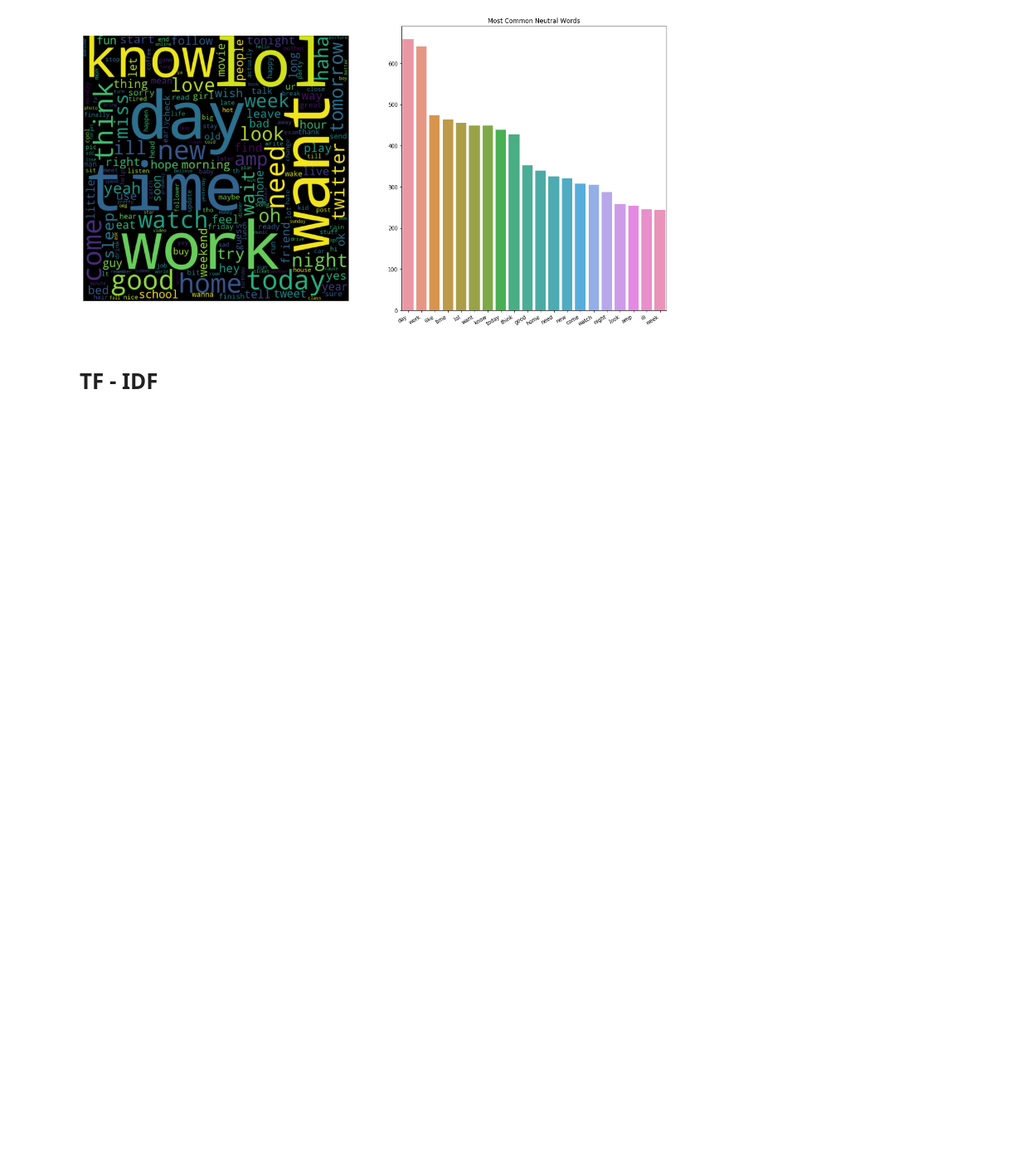
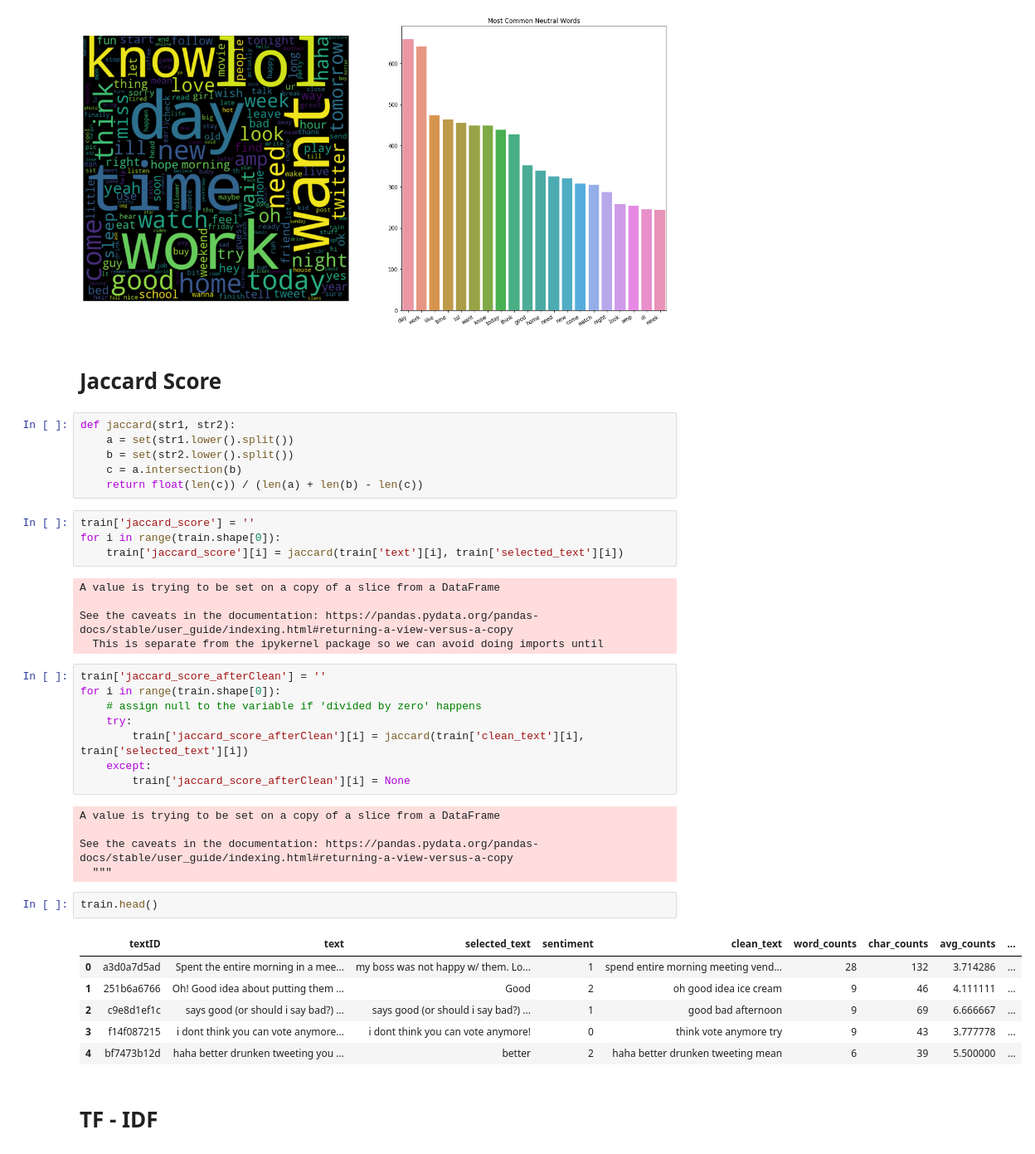
Before and after one commit to FreedomVAce/Tweet_Sentiment_Extraction, a Jupyter notebook: tweet_sentiment_extraction.ipynb, the cells around one changed output. Shown at 83% size. Saved outputs shown, nothing was run; the diff lists cells and outputs as text; blank space fills up the shorter version.

```diff
--- a/tweet_sentiment_extraction.ipynb
+++ b/tweet_sentiment_extraction.ipynb
@@ -293,6 +293,45 @@ plt.xticks(rotation=30, ha='right')
 plt.show()
 # %% [output]
 [figure]
+# %% [markdown]
+# Jaccard Score
+# %%
+def jaccard(str1, str2):
+    a = set(str1.lower().split())
+    b = set(str2.lower().split())
+    c = a.intersection(b)
+    return float(len(c)) / (len(a) + len(b) - len(c))
+# %%
+train['jaccard_score'] = ''
+for i in range(train.shape[0]):
+    train['jaccard_score'][i] = jaccard(train['text'][i], train['selected_text'][i])
+# %% [output]
+A value is trying to be set on a copy of a slice from a DataFrame
+
+See the caveats in the documentation: https://pandas.pydata.org/pandas-docs/stable/user_guide/indexing.html#returning-a-view-versus-a-copy
+  This is separate from the ipykernel package so we can avoid doing imports until
+# %%
+train['jaccard_score_afterClean'] = ''
+for i in range(train.shape[0]):
+    # assign null to the variable if 'divided by zero' happens
+    try:
+        train['jaccard_score_afterClean'][i] = jaccard(train['clean_text'][i], train['selected_text'][i])
+    except:
+        train['jaccard_score_afterClean'][i] = None
+# %% [output]
+A value is trying to be set on a copy of a slice from a DataFrame
+
+See the caveats in the documentation: https://pandas.pydata.org/pandas-docs/stable/user_guide/indexing.html#returning-a-view-versus-a-copy
+  """
+# %%
+train.head()
+# %% [output]
+|  | textID | text | selected_text | sentiment | clean_text | word_counts | char_counts | avg_counts | ... |
+| 0 | a3d0a7d5ad | Spent the entire morning in a mee... | my boss was not happy w/ them. Lo... | 1 | spend entire morning meeting vend... | 28 | 132 | 3.714286 | ... |
+| 1 | 251b6a6766 | Oh! Good idea about putting them ... | Good | 2 | oh good idea ice cream | 9 | 46 | 4.111111 | ... |
+| 2 | c9e8d1ef1c | says good (or should i say bad?) ... | says good (or should i say bad?) ... | 1 | good bad afternoon | 9 | 69 | 6.666667 | ... |
+| 3 | f14f087215 | i dont think you can vote anymore... | i dont think you can vote anymore! | 0 | think vote anymore try | 9 | 43 | 3.777778 | ... |
+| 4 | bf7473b12d | haha better drunken tweeting you ... | better | 2 | haha better drunken tweeting mean | 6 | 39 | 5.500000 | ... |
 # %% [markdown]
 # TF - IDF
 # %%
```
Also changed, not shown: parts of 18 cells of this notebook.
